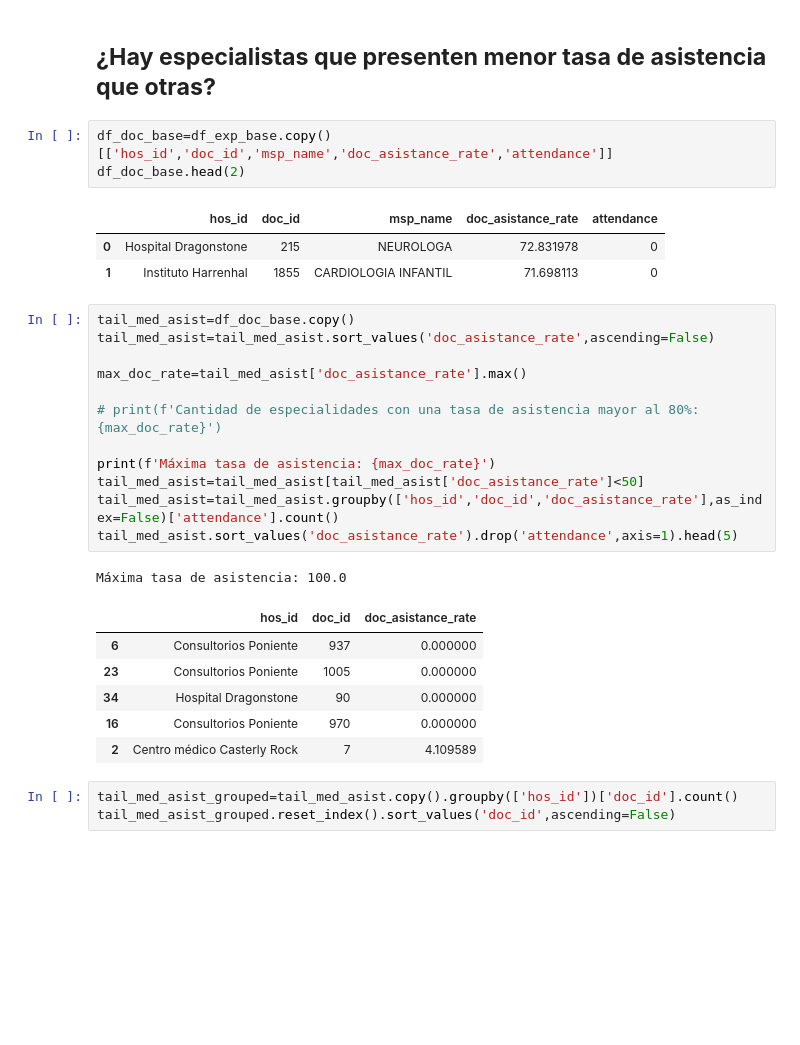
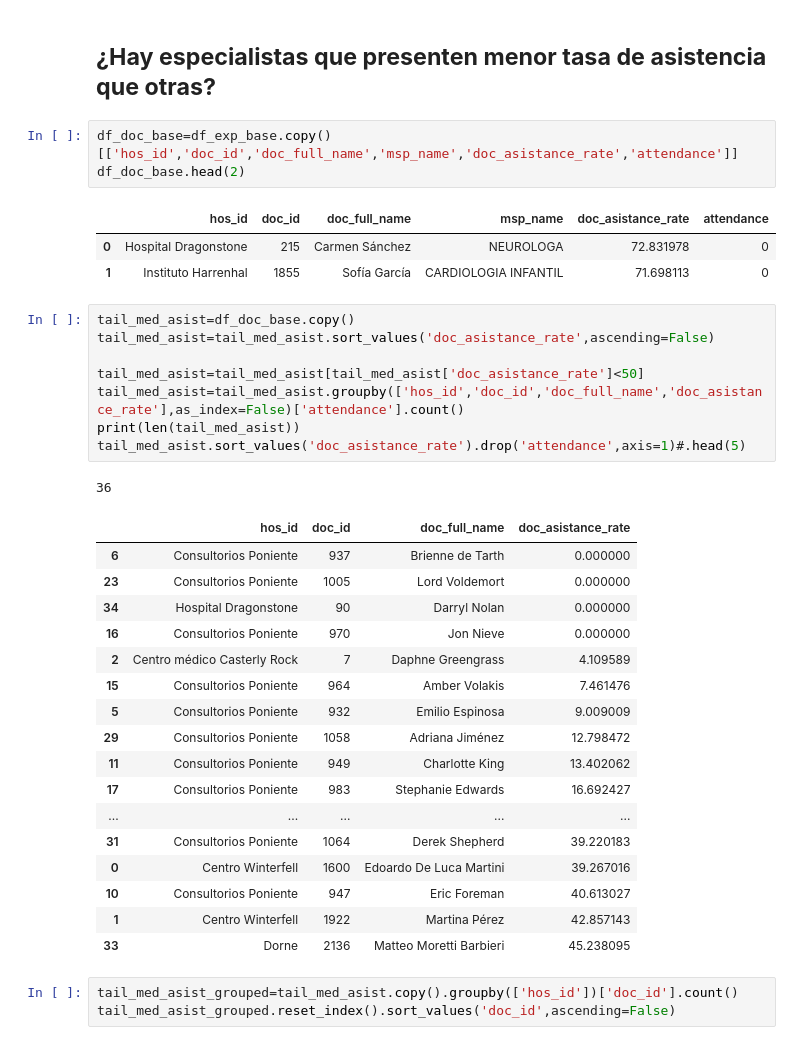
Before and after one commit to manufabregas/Dataset-Asistencia-a-turnos-m-dicos, a Jupyter notebook: Práctico_1_Análisis_y_visualización_de_datos.ipynb, the cells around one changed output. Cells and saved outputs as stored; diff of their text form; blank space fills up the shorter version.

```diff
--- a/Práctico_1_Análisis_y_visualización_de_datos.ipynb
+++ b/Práctico_1_Análisis_y_visualización_de_datos.ipynb
@@ -959,32 +961,39 @@ Cantidad de especialidades con una tasa de asistencia mayor al 80%: 10
 # %% [markdown]
 ## **¿Hay especialistas que presenten menor tasa de asistencia que otras?**
 # %%
-df_doc_base=df_exp_base.copy()[['hos_id','doc_id','msp_name','doc_asistance_rate','attendance']]
+df_doc_base=df_exp_base.copy()[['hos_id','doc_id','doc_full_name','msp_name','doc_asistance_rate','attendance']]
 df_doc_base.head(2)
 # %% [output]
-|  | hos_id | doc_id | msp_name | doc_asistance_rate | attendance |
-| 0 | Hospital Dragonstone | 215 | NEUROLOGA | 72.831978 | 0 |
-| 1 | Instituto Harrenhal | 1855 | CARDIOLOGIA INFANTIL | 71.698113 | 0 |
+|  | hos_id | doc_id | doc_full_name | msp_name | doc_asistance_rate | attendance |
+| 0 | Hospital Dragonstone | 215 | Carmen Sánchez | NEUROLOGA | 72.831978 | 0 |
+| 1 | Instituto Harrenhal | 1855 | Sofía García | CARDIOLOGIA INFANTIL | 71.698113 | 0 |
 # %%
 tail_med_asist=df_doc_base.copy()
 tail_med_asist=tail_med_asist.sort_values('doc_asistance_rate',ascending=False)
 
-max_doc_rate=tail_med_asist['doc_asistance_rate'].max()
-
-# print(f'Cantidad de especialidades con una tasa de asistencia mayor al 80%: {max_doc_rate}')
-
-print(f'Máxima tasa de asistencia: {max_doc_rate}')
 tail_med_asist=tail_med_asist[tail_med_asist['doc_asistance_rate']<50]
-tail_med_asist=tail_med_asist.groupby(['hos_id','doc_id','doc_asistance_rate'],as_index=False)['attendance'].count()
-tail_med_asist.sort_values('doc_asistance_rate').drop('attendance',axis=1).head(5)
+tail_med_asist=tail_med_asist.groupby(['hos_id','doc_id','doc_full_name','doc_asistance_rate'],as_index=False)['attendance'].count()
+print(len(tail_med_asist))
+tail_med_asist.sort_values('doc_asistance_rate').drop('attendance',axis=1)#.head(5)
 # %% [output]
-Máxima tasa de asistencia: 100.0
+36
-|  | hos_id | doc_id | doc_asistance_rate |
-| 6 | Consultorios Poniente | 937 | 0.000000 |
-| 23 | Consultorios Poniente | 1005 | 0.000000 |
-| 34 | Hospital Dragonstone | 90 | 0.000000 |
-| 16 | Consultorios Poniente | 970 | 0.000000 |
-| 2 | Centro médico Casterly Rock | 7 | 4.109589 |
+|  | hos_id | doc_id | doc_full_name | doc_asistance_rate |
+| 6 | Consultorios Poniente | 937 | Brienne de Tarth | 0.000000 |
+| 23 | Consultorios Poniente | 1005 | Lord Voldemort | 0.000000 |
+| 34 | Hospital Dragonstone | 90 | Darryl Nolan | 0.000000 |
+| 16 | Consultorios Poniente | 970 | Jon Nieve | 0.000000 |
+| 2 | Centro médico Casterly Rock | 7 | Daphne Greengrass | 4.109589 |
+| 15 | Consultorios Poniente | 964 | Amber Volakis | 7.461476 |
+| 5 | Consultorios Poniente | 932 | Emilio Espinosa | 9.009009 |
+| 29 | Consultorios Poniente | 1058 | Adriana Jiménez | 12.798472 |
+| 11 | Consultorios Poniente | 949 | Charlotte King | 13.402062 |
+| 17 | Consultorios Poniente | 983 | Stephanie Edwards | 16.692427 |
+| ... | ... | ... | ... | ... |
+| 31 | Consultorios Poniente | 1064 | Derek Shepherd | 39.220183 |
+| 0 | Centro Winterfell | 1600 | Edoardo De Luca Martini | 39.267016 |
+| 10 | Consultorios Poniente | 947 | Eric Foreman | 40.613027 |
+| 1 | Centro Winterfell | 1922 | Martina Pérez | 42.857143 |
+| 33 | Dorne | 2136 | Matteo Moretti Barbieri | 45.238095 |
 # %%
 tail_med_asist_grouped=tail_med_asist.copy().groupby(['hos_id'])['doc_id'].count()
 tail_med_asist_grouped.reset_index().sort_values('doc_id',ascending=False)
```
Also changed, not shown: parts of 29 cells of this notebook.
